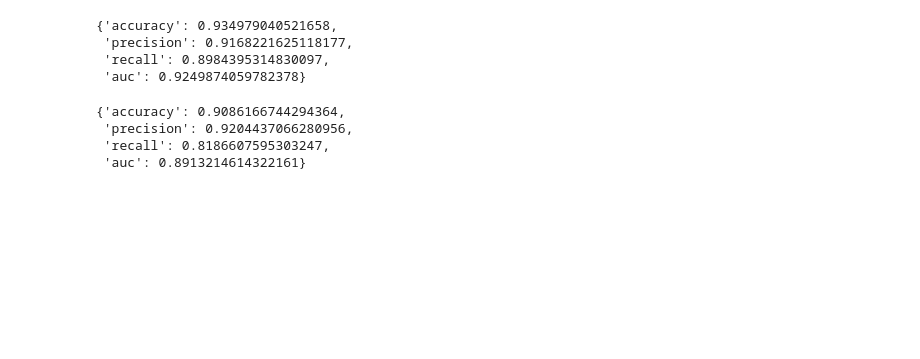
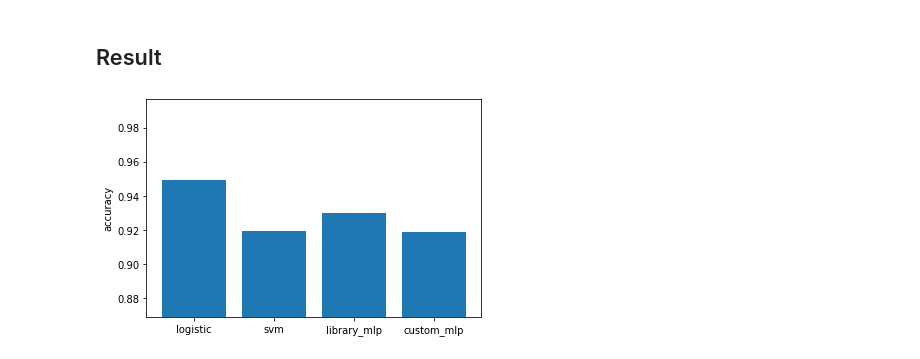
Before and after one commit to furkan-kadioglu/breast_cancer_diagnosis, a Jupyter notebook: breast-cancer.ipynb, the cells around one changed output. Drawn from its saved outputs; the diff is of its cells as text; code cells hidden in the pictures; blank space fills up the shorter version.

Commit message:
chart added

```diff
--- a/breast-cancer.ipynb
+++ b/breast-cancer.ipynb
@@ -71 +58,11 @@ with open('wdbc.data') as file:
+# %%
+with open('wdbc.data') as file:
+    l = file.read().splitlines()
+    l = [i.split(',') for i in l]
+    data_set = pd.DataFrame(l, columns=cols)
+    for i in data_set:
+        data_set[i] = pd.to_numeric(data_set[i],errors='ignore')
+
+    data_set = data_set.sample(frac=1).reset_index(drop=True)
+    serialize(data_set)
 # %% [markdown]
@@ -273,14 +250,27 @@ result(svm.SVC(), X, y, 5)
-# %%
-result(MLPClassifier(max_iter = 400, activation='relu'), X, y, 5)
-# %% [output]
-{'accuracy': 0.934979040521658,
- 'precision': 0.9168221625118177,
- 'recall': 0.8984395314830097,
- 'auc': 0.9249874059782378}
-# %%
-result(MLP(),X,y,5)
-# %% [output]
-{'accuracy': 0.9086166744294364,
- 'precision': 0.9204437066280956,
- 'recall': 0.8186607595303247,
- 'auc': 0.8913214614322161}
+# %% [markdown]
+## Result
+# %%
+results = {}
+
+results['logistic']    = result(LogisticRegression(max_iter=3000), X, y, 5)
+
+results['svm']         = result(svm.SVC(), X, y, 5)
+
+results['library_mlp'] = result(MLPClassifier(max_iter = 400, activation='relu'), X, y, 5)
+
+results['custom_mlp']  = result(MLP(learning_rate=.025),X,y,5)
+# %%
+def plot(label='accuracy'):
+    y_pos = np.arange(len(results))
+    performance = [i[label] for i in results.values()]
+
+    plt.bar(y_pos, performance)
+    plt.xticks(y_pos, results.keys())
+    plt.ylabel(label)
+    plt.ylim(bottom=min(performance)-.05)
+
+    plt.show()
+# %%
+plot('accuracy')
+# %% [output]
+[figure, added]
```
Also changed, not shown: parts of 15 cells of this notebook, 1 other file.
